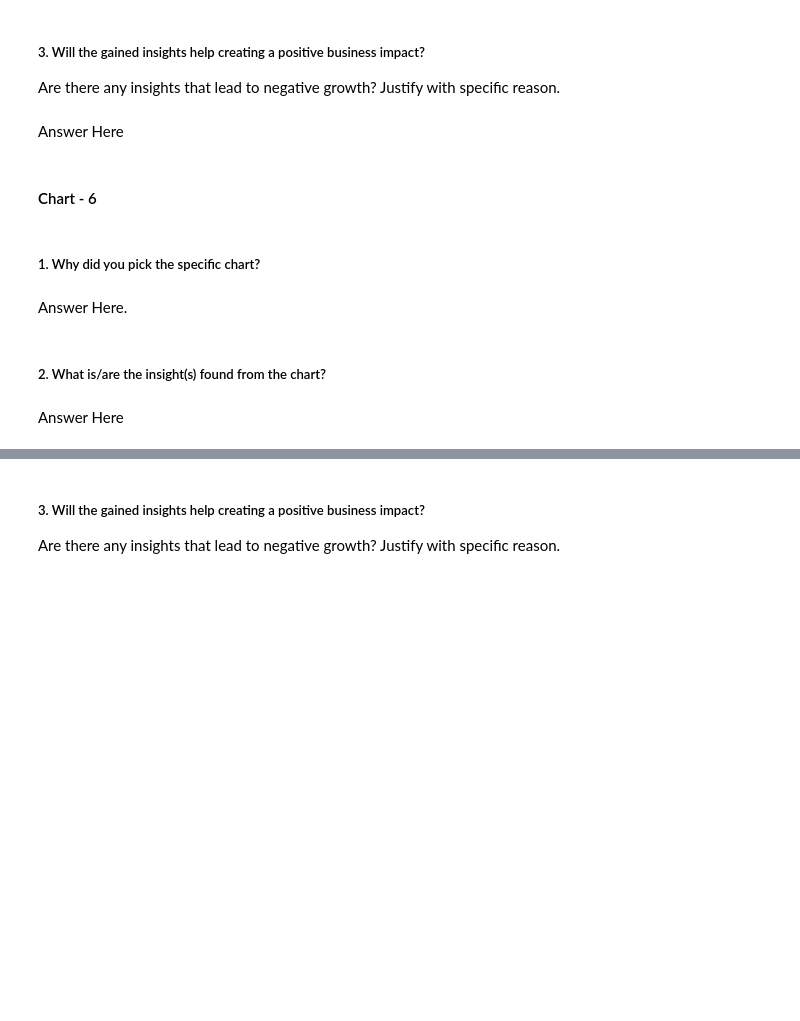
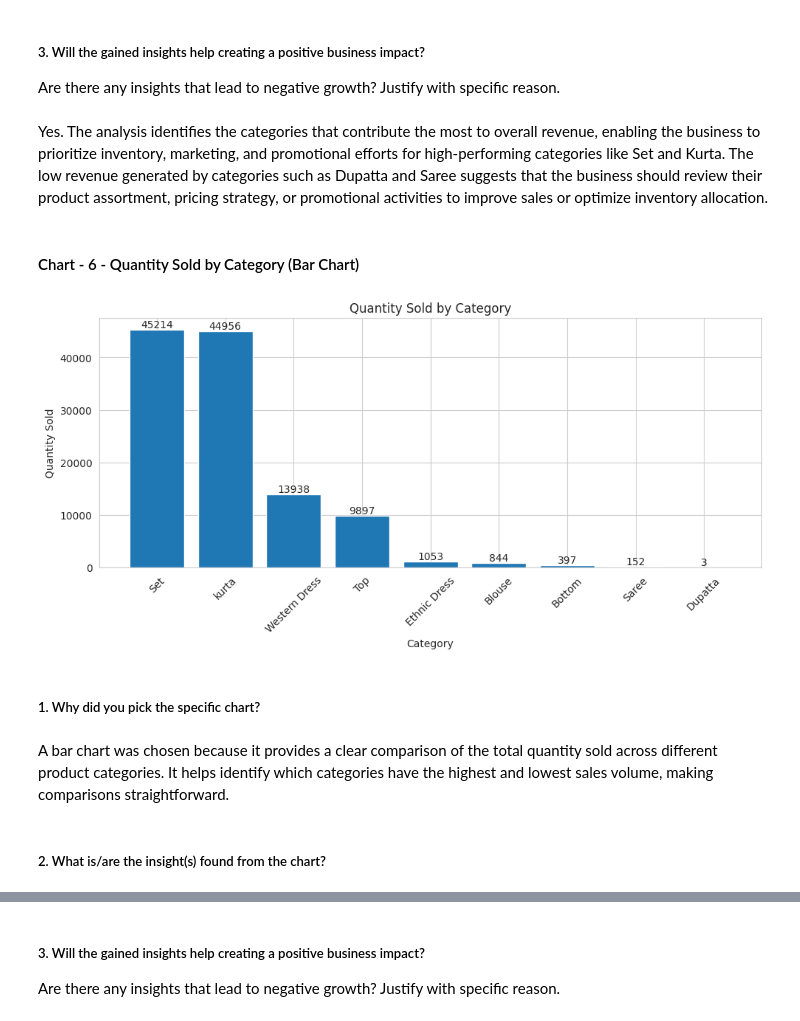
Before and after one commit to adityajain9756-rgb/ecommerce-sales-analysis, a Jupyter notebook: EDA_aditya_amazon.ipynb, the cells around one changed output, grey strips where cells are left out. Cells and saved outputs as stored; diff of their text form; code cells hidden in the pictures; blank space fills up the shorter version.

```diff
--- a/EDA_aditya_amazon.ipynb
+++ b/EDA_aditya_amazon.ipynb
@@ -440,7 +494,7 @@ Answer Here
 # %% [markdown]
 ##### 3. Will the gained insights help creating a positive business impact?
 Are there any insights that lead to negative growth? Justify with specific reason.
-# %% [markdown]
-Answer Here
+# %% [markdown]
+Yes. The analysis identifies the categories that contribute the most to overall revenue, enabling the business to prioritize inventory, marketing, and promotional efforts for high-performing categories like Set and Kurta. The low revenue generated by categories such as Dupatta and Saree suggests that the business should review their product assortment, pricing strategy, or promotional activities to improve sales or optimize inventory allocation.
 # %% [markdown]
-#### Chart - 6
+#### Chart - 6 - Quantity Sold by Category (Bar Chart)
@@ -449,8 +501,29 @@ Answer Here
+# %%
+# Chart - 6 visualization code
+category_qty = df_clean.groupby('Category')['Qty'].sum().sort_values(ascending=False)
+
+plt.figure(figsize=(10,5))
+
+bars = plt.bar(category_qty.index, category_qty.values)
+
+for bar in bars:
+    plt.text(bar.get_x() + bar.get_width()/2,
+             bar.get_height(),
+             int(bar.get_height()),
+             ha='center', va='bottom')
+
+plt.title('Quantity Sold by Category')
+plt.xlabel('Category')
+plt.ylabel('Quantity Sold')
+plt.xticks(rotation=45)
+
+plt.tight_layout()
+plt.show()
+# %% [output]
+[figure, added]
 # %% [markdown]
 ##### 1. Why did you pick the specific chart?
-# %% [markdown]
-Answer Here.
+# %% [markdown]
+A bar chart was chosen because it provides a clear comparison of the total quantity sold across different product categories. It helps identify which categories have the highest and lowest sales volume, making comparisons straightforward.
 # %% [markdown]
 ##### 2. What is/are the insight(s) found from the chart?
-# %% [markdown]
-Answer Here
```
Also changed, not shown: parts of 41 cells of this notebook.
